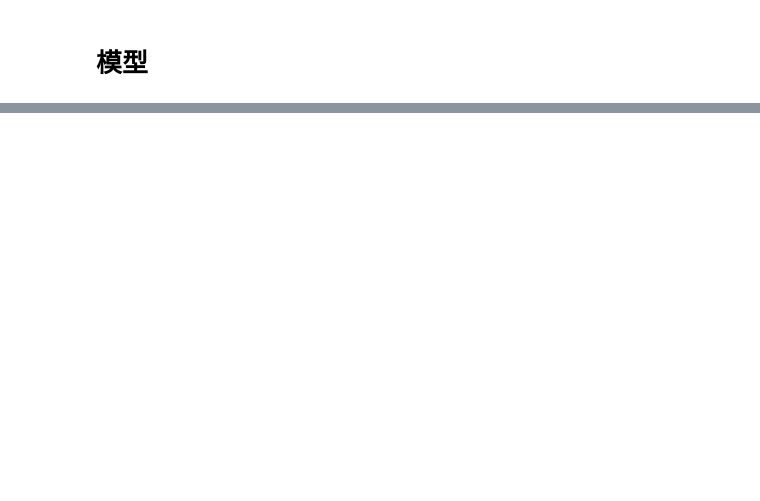
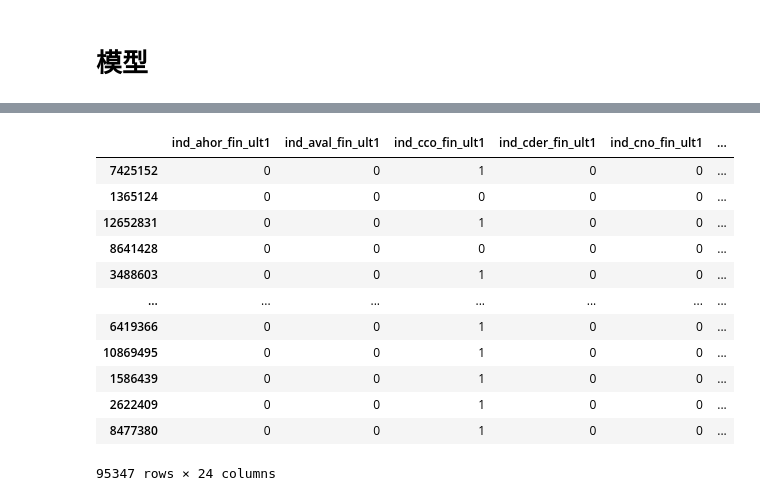
Before and after one commit to YIKAILucas/9417-ML, a Jupyter notebook: 2023_new/pre_process.ipynb, the cells around one changed output, grey strips where cells are left out. Saved outputs shown, nothing was run; the diff lists cells and outputs as text; code cells hidden in the pictures; blank space fills up the shorter version.

```diff
--- a/2023_new/pre_process.ipynb
+++ b/2023_new/pre_process.ipynb
@@ -851,0 +879,16 @@ score_r = rfc.score(Xvalidation, Yvalidation)
+# %%
+Ytrain
+# %% [output]
+|  | ind_ahor_fin_ult1 | ind_aval_fin_ult1 | ind_cco_fin_ult1 | ind_cder_fin_ult1 | ind_cno_fin_ult1 | ... |
+| 7425152 | 0 | 0 | 1 | 0 | 0 | ... |
+| 1365124 | 0 | 0 | 0 | 0 | 0 | ... |
+| 12652831 | 0 | 0 | 1 | 0 | 0 | ... |
+| 8641428 | 0 | 0 | 0 | 0 | 0 | ... |
+| 3488603 | 0 | 0 | 1 | 0 | 0 | ... |
+| ... | ... | ... | ... | ... | ... | ... |
+| 6419366 | 0 | 0 | 1 | 0 | 0 | ... |
+| 10869495 | 0 | 0 | 1 | 0 | 0 | ... |
+| 1586439 | 0 | 0 | 1 | 0 | 0 | ... |
+| 2622409 | 0 | 0 | 1 | 0 | 0 | ... |
+| 8477380 | 0 | 0 | 1 | 0 | 0 | ... |
+95347 rows × 24 columns
```
Also changed, not shown: parts of 84 cells of this notebook.
